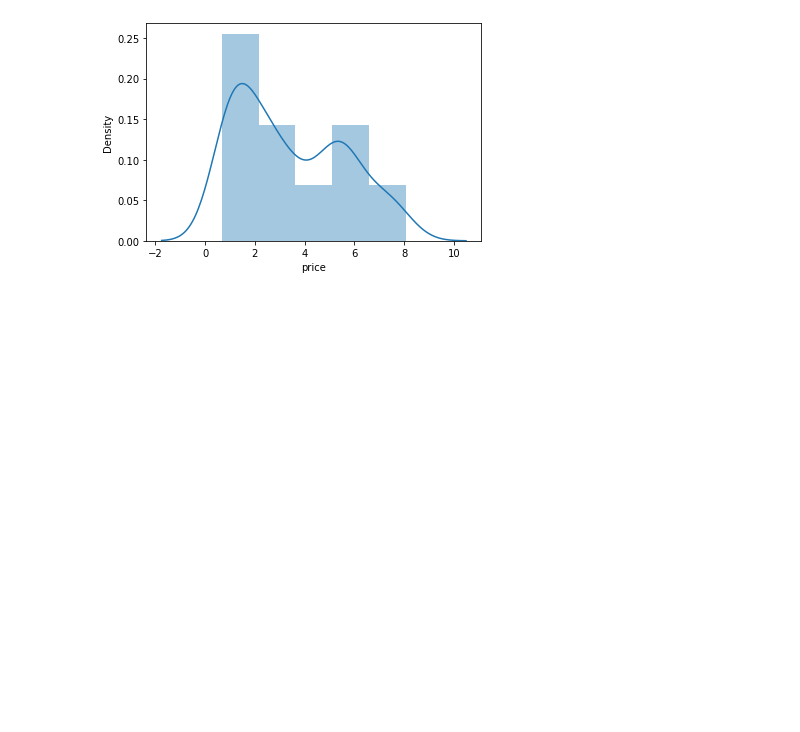
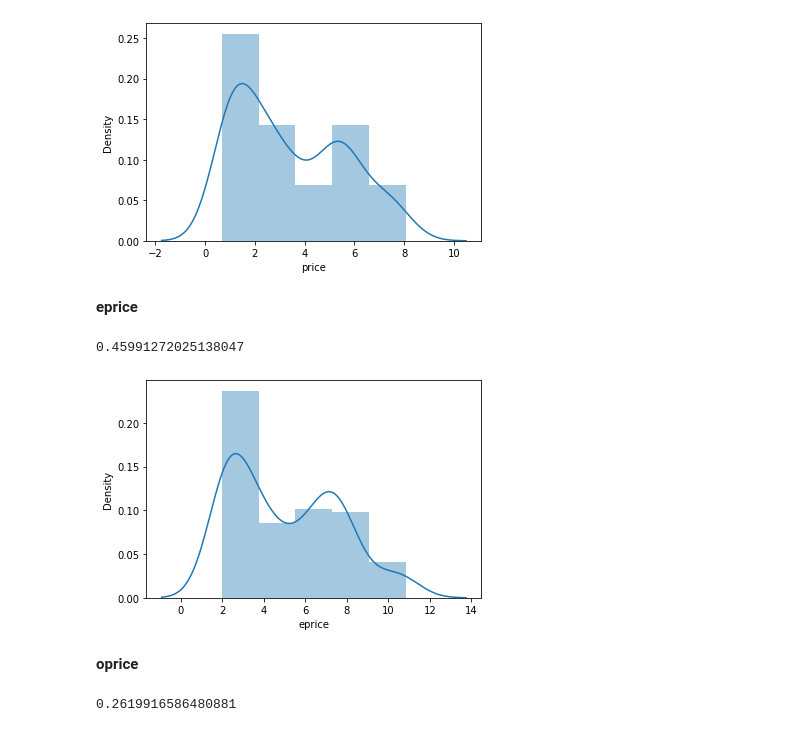
Before and after one commit to alisaSugiarti/datamining, a Jupyter notebook: _sources/Tugas 1.ipynb, the cells around one changed output. Drawn from its saved outputs; the diff is of its cells as text; code cells hidden in the pictures; blank space fills up the shorter version.

```diff
--- a/_sources/Tugas 1.ipynb
+++ b/_sources/Tugas 1.ipynb
@@ -55,0 +121,3 @@ Name: price, Length: 138, dtype: float64
+# %%
+data_eprice = dataset['eprice']
+data_eprice
@@ -91,3 +507,23 @@ sns.distplot(data_price)
 plt.show()
 # %% [output]
 [figure]
+# %% [markdown]
+**eprice**
+# %%
+# untuk melihat/menghitung kemiringan grafik
+data_eprice.skew()
+# %% [output]
+0.45991272025138047
+# %%
+plt.figure()
+sns.distplot(data_eprice)
+plt.show()
+# %% [output]
+[figure, added]
+# %% [markdown]
+**oprice**
+# %%
+# untuk melihat/menghitung kemiringan grafik
+data_oprice.skew()
+# %% [output]
+0.2619916586480881
```
Also changed, not shown: parts of 102 cells of this notebook, 12 other files.
